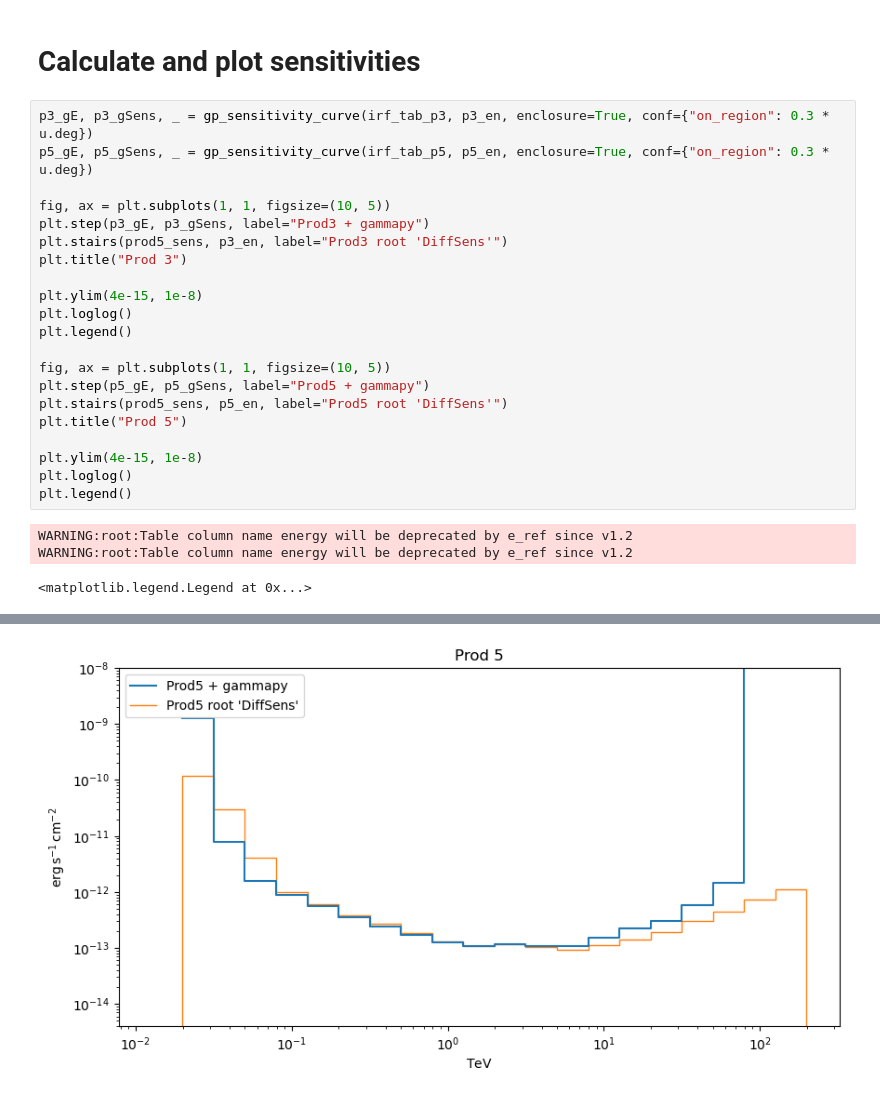
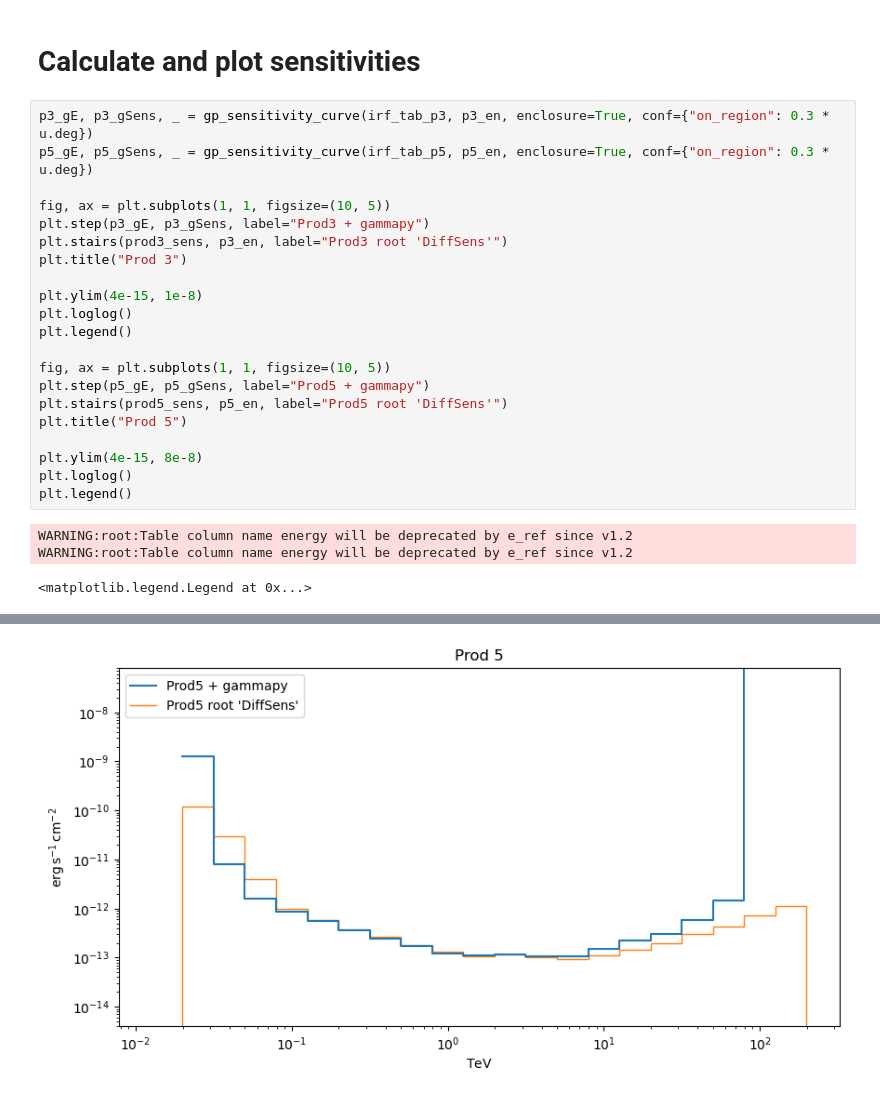
Before and after one commit to Tobychev/GammapySensitivity, a Jupyter notebook: SensitivityFromIRF.ipynb, the cells around one changed output, grey strips where cells are left out. Drawn from its saved outputs; the diff is of its cells as text.

Commit message:
Fixed wrong sensitivity due to typo for prod3

```diff
--- a/SensitivityFromIRF.ipynb
+++ b/SensitivityFromIRF.ipynb
@@ -132,7 +132,7 @@ p5_gE, p5_gSens, _ = gp_sensitivity_curve(irf_tab_p5, p5_en, enclosure=True, con
 
 fig, ax = plt.subplots(1, 1, figsize=(10, 5))
 plt.step(p3_gE, p3_gSens, label="Prod3 + gammapy")
-plt.stairs(prod5_sens, p3_en, label="Prod3 root 'DiffSens'")
+plt.stairs(prod3_sens, p3_en, label="Prod3 root 'DiffSens'")
 plt.title("Prod 3")
 
 plt.ylim(4e-15, 1e-8)
@@ -144,7 +144,7 @@ plt.step(p5_gE, p5_gSens, label="Prod5 + gammapy")
 plt.stairs(prod5_sens, p5_en, label="Prod5 root 'DiffSens'")
 plt.title("Prod 5")
 
-plt.ylim(4e-15, 1e-8)
+plt.ylim(4e-15, 8e-8)
 plt.loglog()
 plt.legend()
 # %% [output]
@@ -155 +155 @@ WARNING:root:Table column name energy will be deprecated by e_ref since v1.2
-[figure, old version]
+[figure, new version]
```
Also changed, not shown: parts of 1 cell of this notebook.
